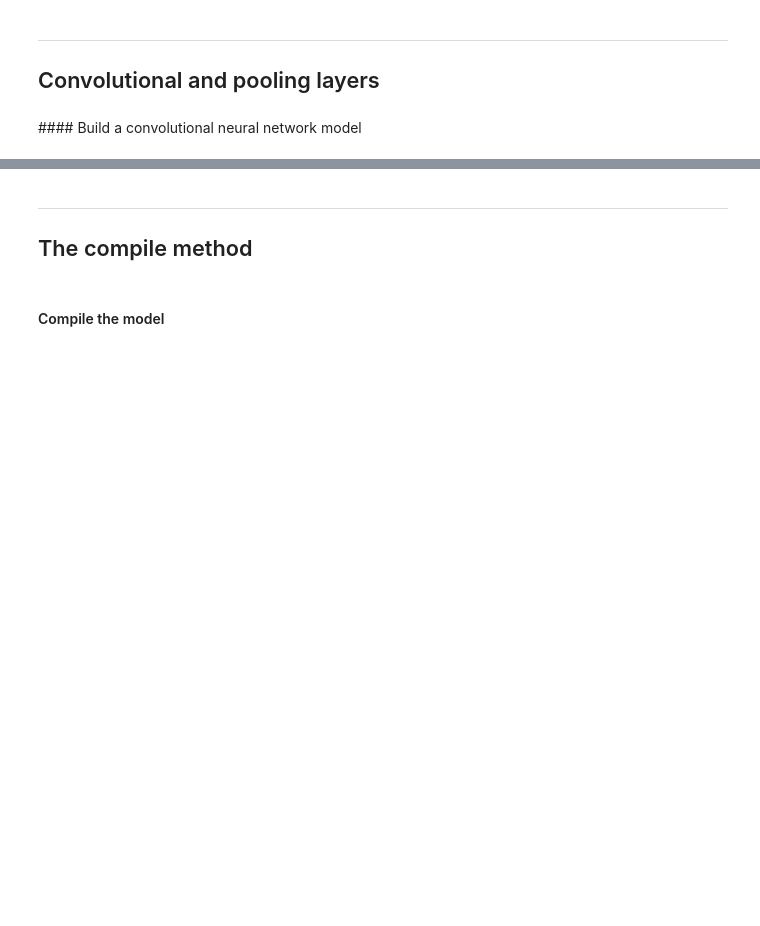
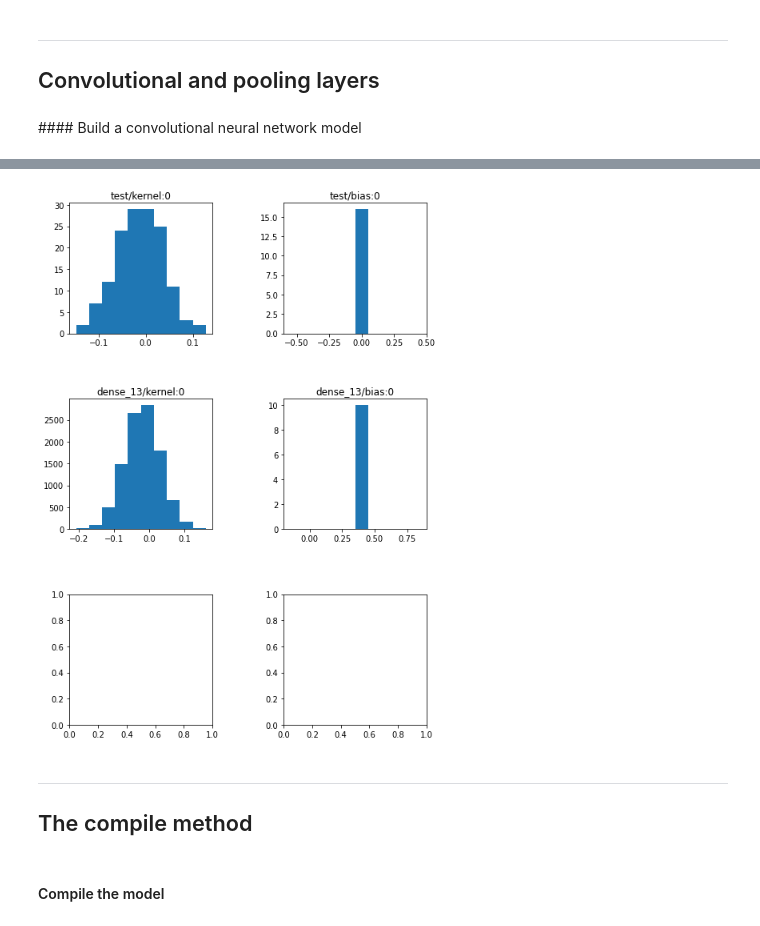
Before and after one commit to dniboghgnis/Tensorboard-101, a Jupyter notebook: Sequential_api.ipynb, the cells around one changed output, grey strips where cells are left out. Drawn from its saved outputs; the diff is of its cells as text; code cells hidden in the pictures; blank space fills up the shorter version.

Commit message:
weight initialization and visualization

```diff
--- a/Sequential_api.ipynb
+++ b/Sequential_api.ipynb
@@ -70,7 +74,9 @@ from tensorflow.keras.layers import Dense, Flatten, Conv2D, MaxPooling2D
 # %%
 # Build the Sequential convolutional neural network model
 cnn_model_1=Sequential()
-cnn_model_1.add(Conv2D(16,(3,3),activation='relu',input_shape=(28,28,1)))
-cnn_model_1.add(MaxPooling2D(3,3))
+cnn_model_1.add(Conv2D(filters=16,kernel_size=(3,3),kernel_initializer='RandomNormal',bias_initializer='zeros',activation='relu',input_shape=(28,28,1),name='test'))
+cnn_model_1.add(MaxPooling2D(pool_size=(3,3)))
 cnn_model_1.add(Flatten())
-cnn_model_1.add(Dense(10,activation='softmax'))
+cnn_model_1.add(Dense(units=10,kernel_initializer=tf.keras.initializers.random_normal(mean=0,stddev=0.05),bias_initializer=tf.keras.initializers.Constant(value=0.4),activation=tf.keras.activations.softmax))
+# watch the different initializers above. 2 formats of writing the name.
+# activations' functions always begin with small letters.
@@ -79,3 +108,17 @@ cnn_model_1.add(Dense(10,activation='softmax'))
+# %%
+import matplotlib.pyplot as plt
+fig, axes = plt.subplots(3, 2, figsize=(8,12))
+fig.subplots_adjust(hspace=0.5, wspace=0.5)
+
+# Filter out the pooling and flatten layers, that don't have any weights
+weight_layers = [layer for layer in cnn_model_1.layers if len(layer.weights) > 0]
+
+for i, layer in enumerate(weight_layers):
+    for j in [0, 1]:
+        axes[i, j].hist(layer.weights[j].numpy().flatten(), align='left')
+        axes[i, j].set_title(layer.weights[j].name)
+# %% [output]
+[figure, added]
 # %% [markdown]
 ***
 <a id="coding_tutorial_3"></a>
```
Also changed, not shown: parts of 5 cells of this notebook.
